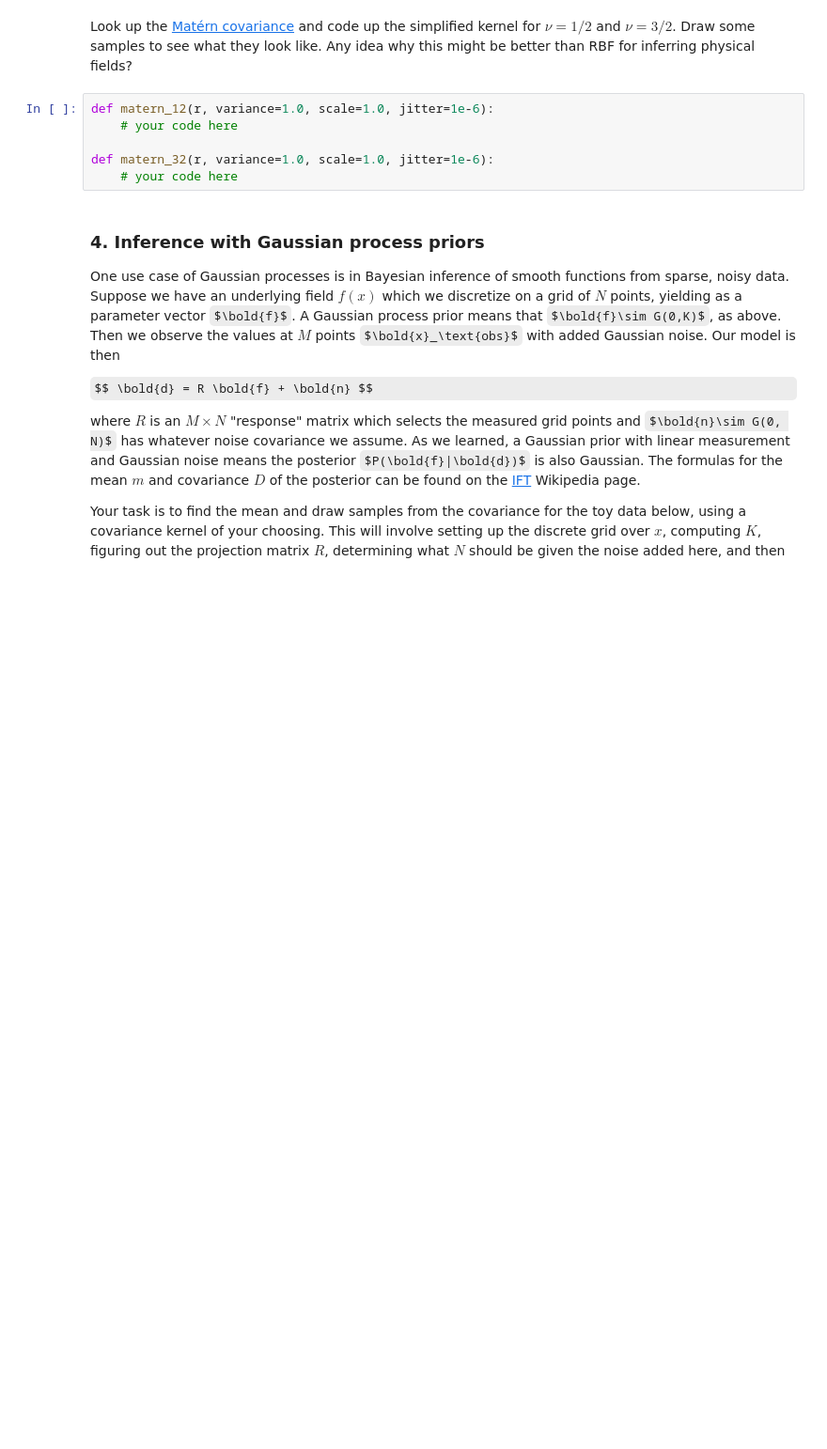
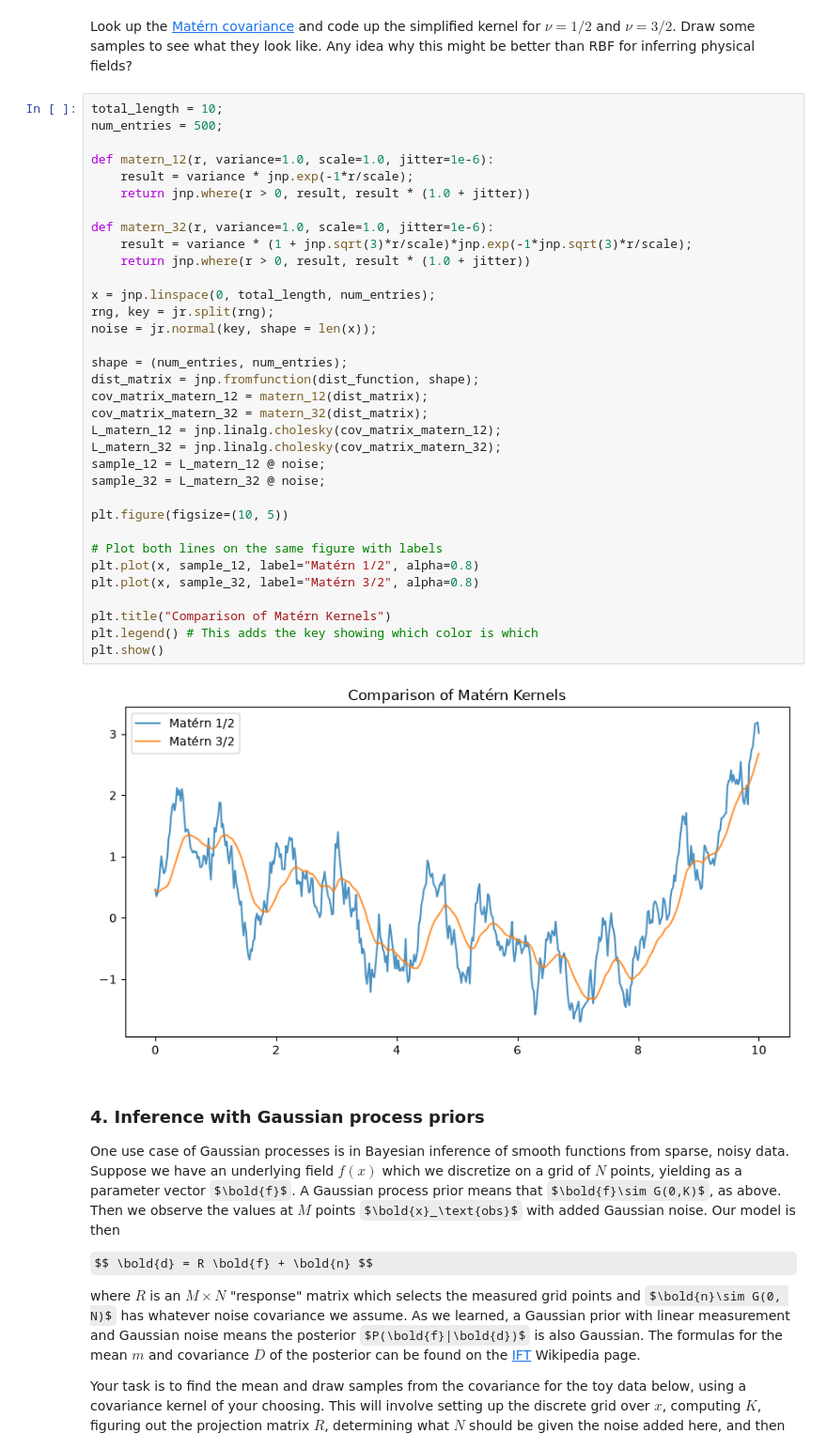
Before and after one commit to dtfrake/hmc-dust, a Jupyter notebook: dylan_gp.ipynb, the cells around one changed output. Shown at 94% size. Saved outputs shown, nothing was run; the diff lists cells and outputs as text; some formulas as TeX source; blank space fills up the shorter version.

```diff
--- a/dylan_gp.ipynb
+++ b/dylan_gp.ipynb
@@ -106,11 +113,41 @@ SyntaxError: expected ':' (3216557977.py, line 9)
 # %% [markdown]
 Look up the [Matérn covariance](https://en.wikipedia.org/wiki/Mat%C3%A9rn_covariance_function) and code up the simplified kernel for $\nu=1/2$ and $\nu=3/2$. Draw some samples to see what they look like. Any idea why this might be better than RBF for inferring physical fields?
 # %%
+total_length = 10;
+num_entries = 500;
+
 def matern_12(r, variance=1.0, scale=1.0, jitter=1e-6):
-    # your code here
+    result = variance * jnp.exp(-1*r/scale);
+    return jnp.where(r > 0, result, result * (1.0 + jitter))
 
 def matern_32(r, variance=1.0, scale=1.0, jitter=1e-6):
-    # your code here
+    result = variance * (1 + jnp.sqrt(3)*r/scale)*jnp.exp(-1*jnp.sqrt(3)*r/scale);
+    return jnp.where(r > 0, result, result * (1.0 + jitter))
+
+x = jnp.linspace(0, total_length, num_entries);
+rng, key = jr.split(rng);
+noise = jr.normal(key, shape = len(x));
+
+shape = (num_entries, num_entries);
+dist_matrix = jnp.fromfunction(dist_function, shape);
+cov_matrix_matern_12 = matern_12(dist_matrix);
+cov_matrix_matern_32 = matern_32(dist_matrix);
+L_matern_12 = jnp.linalg.cholesky(cov_matrix_matern_12);
+L_matern_32 = jnp.linalg.cholesky(cov_matrix_matern_32);
+sample_12 = L_matern_12 @ noise;
+sample_32 = L_matern_32 @ noise;
+
+plt.figure(figsize=(10, 5))
+
+# Plot both lines on the same figure with labels
+plt.plot(x, sample_12, label="Matérn 1/2", alpha=0.8)
+plt.plot(x, sample_32, label="Matérn 3/2", alpha=0.8)
+
+plt.title("Comparison of Matérn Kernels")
+plt.legend() # This adds the key showing which color is which
+plt.show()
+# %% [output]
+[figure, added]
 # %% [markdown]
 ### 4. Inference with Gaussian process priors
 
```
Also changed, not shown: parts of 4 cells of this notebook.
